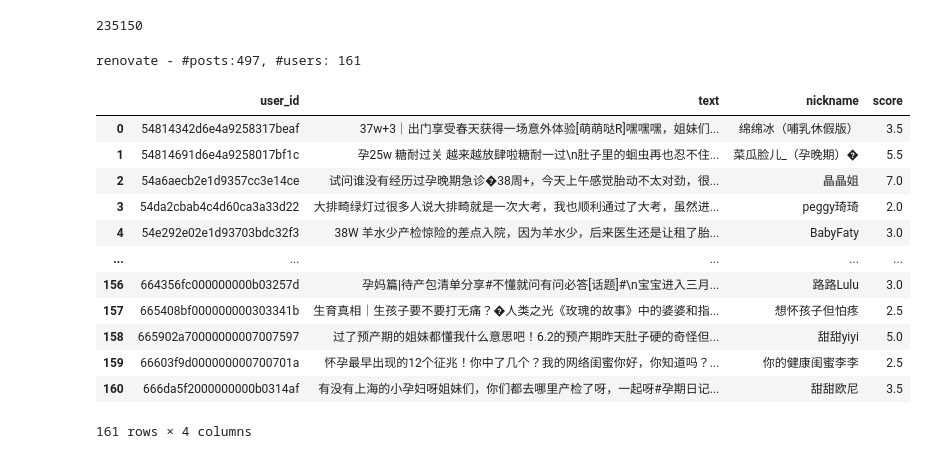
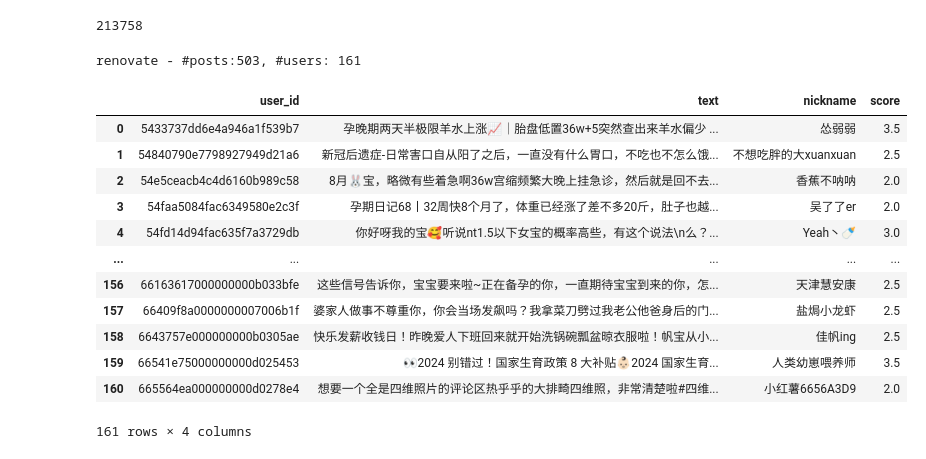
Before and after one commit to NameJaho/nlp_test, a Jupyter notebook: user_profile/pregnant.ipynb, the cells around one changed output. Cells and saved outputs as stored; diff of their text form; code cells hidden in the pictures.

Commit message:
remove domain nickname blacklist

```diff
--- a/user_profile/pregnant.ipynb
+++ b/user_profile/pregnant.ipynb
@@ -6,6 +6,6 @@ import random
 from user_profile.profile_service import *
 warnings.filterwarnings('ignore')
 
-INPUT_FILE = 'data/xhs-T1-40W.csv'
+INPUT_FILE = 'data/xhs-T2-40W.csv'
 CONFIG_FILE = 'config/config.yaml'
 DOMAIN = 'PREGNANT'
@@ -21,7 +11,0 @@ domain_content_blacklist = get_content_blacklist(config, domain=DOMAIN )
-# %%
-# load data then remove global biz user
-df = load_data(INPUT_FILE)
-df = remove_biz_user(df, global_nickname_blacklist)
-len(df)
-# %% [output]
-235150
@@ -28,25 +21,33 @@ len(df)
+# %%
+# load data then remove global biz user
+df = load_data(INPUT_FILE)
+df = remove_biz_user(df, global_nickname_blacklist)
+df = remove_biz_user(df, domain_nickname_blacklist)
+len(df)
+# %% [output]
+213758
 # %%
 ndf = df.copy()
 # filter by score based on content white/black list and score threshold
-df_filtered_2 = filter_by_score(ndf, domain_content_whitelist, domain_content_blacklist, 2)
-df_user_2 = group_by_user(df_filtered_2)
-print(f'renovate - #posts:{len(df_filtered_2)}, #users: {len(df_user_2)}')
+df_filtered = filter_by_score(ndf, domain_content_whitelist, domain_content_blacklist, 2)
+df_user = group_by_user(df_filtered)
+print(f'renovate - #posts:{len(df_filtered)}, #users: {len(df_user)}')
 # %% [output]
-renovate - #posts:497, #users: 161
+renovate - #posts:503, #users: 161
 # %%
 # try df_user for pets, df_user_dog for dog, df_user_cat for cat
-df_user_2.head(200)
+df_user.head(200)
 # %% [output]
 |  | user_id | text | nickname | score |
-| 0 | 54814342d6e4a9258317beaf | 37w+3｜出门享受春天获得一场意外体验[萌萌哒R]嘿嘿嘿，姐妹们... | 绵绵冰（哺乳休假版） | 3.5 |
-| 1 | 54814691d6e4a9258017bf1c | 孕25w 糖耐过关 越来越放肆啦糖耐一过\n肚子里的蛔虫再也忍不住... | 菜瓜脸儿_（孕晚期）� | 5.5 |
-| 2 | 54a6aecb2e1d9357cc3e14ce | 试问谁没有经历过孕晚期急诊�38周+，今天上午感觉胎动不太对劲，很... | 晶晶姐 | 7.0 |
-| 3 | 54da2cbab4c4d60ca3a33d22 | 大排畸绿灯过很多人说大排畸就是一次大考，我也顺利通过了大考，虽然进... | peggy琦琦 | 2.0 |
-| 4 | 54e292e02e1d93703bdc32f3 | 38W 羊水少产检惊险的差点入院，因为羊水少，后来医生还是让租了胎... | BabyFaty | 3.0 |
+| 0 | 5433737dd6e4a946a1f539b7 | 孕晚期两天半极限羊水上涨📈｜胎盘低置36w+5突然查出来羊水偏少 ... | 怂弱弱 | 3.5 |
+| 1 | 54840790e7798927949d21a6 | 新冠后遗症-日常害口自从阳了之后，一直没有什么胃口，不吃也不怎么饿... | 不想吃胖的大xuanxuan | 2.5 |
+| 2 | 54e5ceacb4c4d6160b989c58 | 8月🐰宝，略微有些着急啊36w宫缩频繁大晚上挂急诊，然后就是回不去... | 香蕉不呐呐 | 2.0 |
+| 3 | 54faa5084fac6349580e2c3f | 孕期日记68丨32周快8个月了，体重已经涨了差不多20斤，肚子也越... | 吴了了er | 2.0 |
+| 4 | 54fd14d94fac635f7a3729db | 你好呀我的宝🥰听说nt1.5以下女宝的概率高些，有这个说法\n么？... | Yeah丶🍼 | 3.0 |
 | ... | ... | ... | ... | ... |
-| 156 | 664356fc000000000b03257d | 孕妈篇|待产包清单分享#不懂就问有问必答[话题]#\n宝宝进入三月... | 路路Lulu | 3.0 |
-| 157 | 665408bf000000000303341b | 生育真相｜生孩子要不要打无痛？�人类之光《玫瑰的故事》中的婆婆和指... | 想怀孩子但怕疼 | 2.5 |
-| 158 | 665902a70000000007007597 | 过了预产期的姐妹都懂我什么意思吧！6.2的预产期昨天肚子硬的奇怪但... | 甜甜yiyi | 5.0 |
-| 159 | 66603f9d000000000700701a | 怀孕最早出现的12个征兆！你中了几个？我的网络闺蜜你好，你知道吗？... | 你的健康闺蜜李李 | 2.5 |
-| 160 | 666da5f2000000000b0314af | 有没有上海的小孕妇呀姐妹们，你们都去哪里产检了呀，一起呀#孕期日记... | 甜甜欧尼 | 3.5 |
+| 156 | 66163617000000000b033bfe | 这些信号告诉你，宝宝要来啦~正在备孕的你，一直期待宝宝到来的你，怎... | 天津慧安康 | 2.5 |
+| 157 | 66409f8a0000000007006b1f | 婆家人做事不尊重你，你会当场发飙吗？我拿菜刀劈过我老公他爸身后的门... | 盐焗小龙虾 | 2.5 |
+| 158 | 6643757e000000000b0305ae | 快乐发薪收钱日！昨晚爱人下班回来就开始洗锅碗瓢盆晾衣服啦！帆宝从小... | 佳帆ing | 2.5 |
+| 159 | 66541e75000000000d025453 | 👀2024 别错过！国家生育政策 8 大补贴👶🏻2024 国家生育... | 人类幼崽喂养师 | 3.5 |
+| 160 | 665564ea000000000d0278e4 | 想要一个全是四维照片的评论区热乎乎的大排畸四维照，非常清楚啦#四维... | 小红薯6656A3D9 | 2.0 |
 161 rows × 4 columns
```
Also changed, not shown: parts of 6 cells of this notebook, 4 other files.
